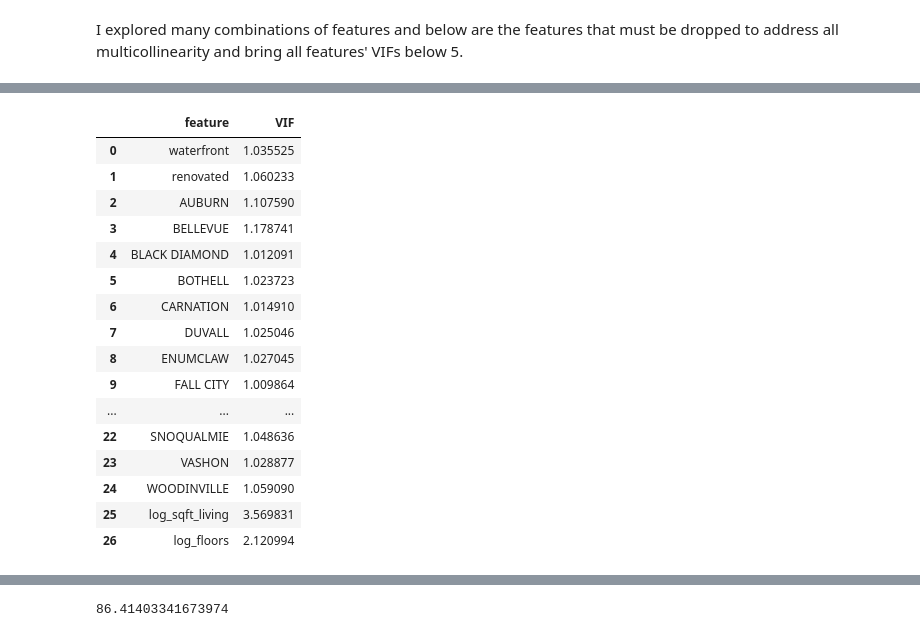
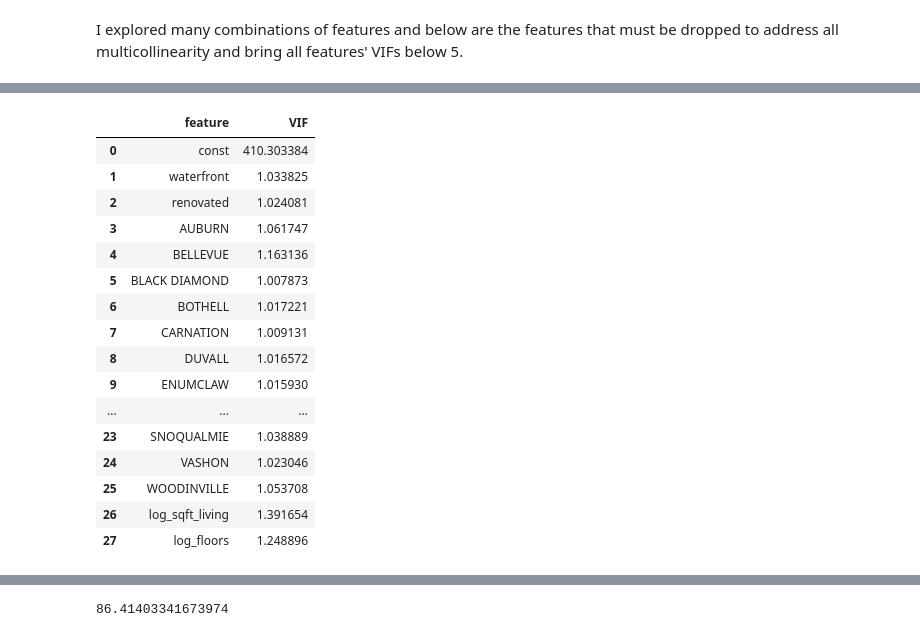
Before and after one commit to morganFitzg/dsc-phase-2-project, a Jupyter notebook: student.ipynb, the cells around one changed output, grey strips where cells are left out. Cells and saved outputs as stored; diff of their text form; code cells hidden in the pictures.

```diff
--- a/student.ipynb
+++ b/student.ipynb
@@ -516,13 +507,3 @@ Run regression for with log transformed features
 # %%
 #run log transformation on training data
 X_train_log, y_train_log=prepare_data(X_train,y_train)
-# %%
-linreg = LinearRegression()
-linreg.fit(X_train_log, y_train_log)
-
-y_hat_train=linreg.predict(X_train_log)
-
-r2=r2_score(y_train_log,y_hat_train)
-mse=mean_squared_error(y_train_log,y_hat_train)
-print(f'r2: {r2}')
-print(f'mse: {mse}')
@@ -587,13 +565,3 @@ Remove features to address multicollinearity as well as difficulty of providing
 #Remove sqft_living15, sqft_lot15, sqft_above and run model
 X_train_1=X_train_log.drop(columns=['log_sqft_living15','log_sqft_lot15',
                                    'log_sqft_above'])
-# %%
-linreg = LinearRegression()
-linreg.fit(X_train_1, y_train_log)
-
-y_hat_train=linreg.predict(X_train_1)
-
-r2=r2_score(y_train_log,y_hat_train)
-mse=mean_squared_error(y_train_log,y_hat_train)
-print(f'r2: {r2}')
-print(f'mse: {mse}')
@@ -643,13 +608,3 @@ strong multicollinearity or other numerical problems.
 # %%
 #Remove condition and run regression
 X_train_2=X_train_1.drop(columns=['condition'])
-# %%
-linreg = LinearRegression()
-linreg.fit(X_train_2, y_train_log)
-
-y_hat_train=linreg.predict(X_train_2)
-
-r2=r2_score(y_train_log,y_hat_train)
-mse=mean_squared_error(y_train_log,y_hat_train)
-print(f'r2: {r2}')
-print(f'mse: {mse}')
@@ -727,10 +677,10 @@ from statsmodels.stats.outliers_influence import variance_inflation_factor
 I explored many combinations of features and below are the features that must be dropped to address all multicollinearity and bring all features' VIFs below 5.
 # %%
 vif_data=pd.DataFrame()
-vif_data['feature']=X_train_2.columns
+vif_data['feature']=sm.add_constant(X_train_2).columns
 
-vif_data['VIF']=[variance_inflation_factor(X_train_2.values,i)
-                 for i in range(len(X_train_2.columns))]
+vif_data['VIF']=[variance_inflation_factor(sm.add_constant(X_train_2).values,i)
+                 for i in range(len(sm.add_constant(X_train_2).columns))]
 vif_data
 # %% [output]
 |  | feature | VIF |
@@ -753,27 +703,27 @@ vif_data
 # %%
 test=X_train_2.drop(columns=['yr_built','log_sqft_lot','log_bedrooms',
                              'log_grade','log_bathrooms','basement'])
 vif_data=pd.DataFrame()
-vif_data['feature']=test.columns
+vif_data['feature']=sm.add_constant(test).columns
 
-vif_data['VIF']=[variance_inflation_factor(test.values,i)
-                 for i in range(len(test.columns))]
+vif_data['VIF']=[variance_inflation_factor(sm.add_constant(test).values,i)
+                 for i in range(len(sm.add_constant(test).columns))]
 vif_data
 # %% [output]
 |  | feature | VIF |
-| 0 | waterfront | 1.035525 |
-| 1 | renovated | 1.060233 |
-| 2 | AUBURN | 1.107590 |
-| 3 | BELLEVUE | 1.178741 |
-| 4 | BLACK DIAMOND | 1.012091 |
-| 5 | BOTHELL | 1.023723 |
-| 6 | CARNATION | 1.014910 |
-| 7 | DUVALL | 1.025046 |
-| 8 | ENUMCLAW | 1.027045 |
-| 9 | FALL CITY | 1.009864 |
+| 0 | const | 410.303384 |
+| 1 | waterfront | 1.033825 |
+| 2 | renovated | 1.024081 |
+| 3 | AUBURN | 1.061747 |
+| 4 | BELLEVUE | 1.163136 |
+| 5 | BLACK DIAMOND | 1.007873 |
+| 6 | BOTHELL | 1.017221 |
+| 7 | CARNATION | 1.009131 |
+| 8 | DUVALL | 1.016572 |
+| 9 | ENUMCLAW | 1.015930 |
 | ... | ... | ... |
-| 22 | SNOQUALMIE | 1.048636 |
-| 23 | VASHON | 1.028877 |
-| 24 | WOODINVILLE | 1.059090 |
-| 25 | log_sqft_living | 3.569831 |
-| 26 | log_floors | 2.120994 |
+| 23 | SNOQUALMIE | 1.038889 |
+| 24 | VASHON | 1.023046 |
+| 25 | WOODINVILLE | 1.053708 |
+| 26 | log_sqft_living | 1.391654 |
+| 27 | log_floors | 1.248896 |
```
Also changed, not shown: parts of 30 cells of this notebook.
